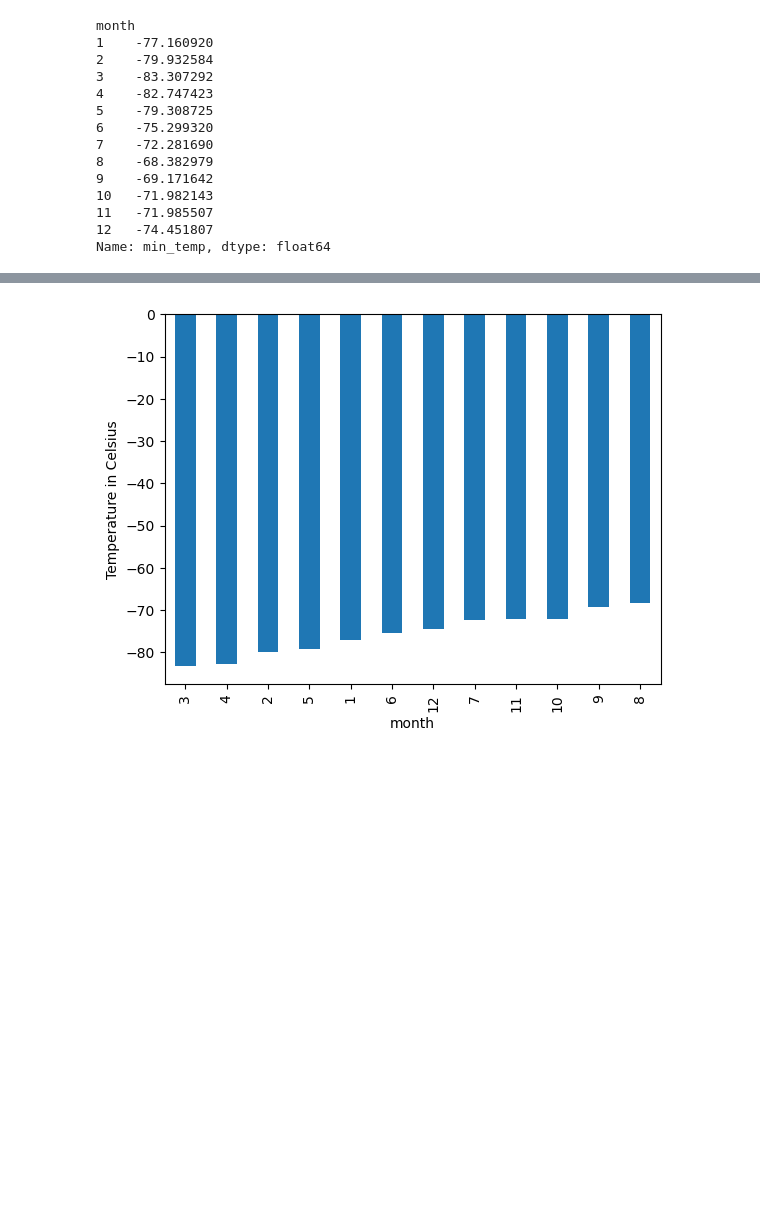
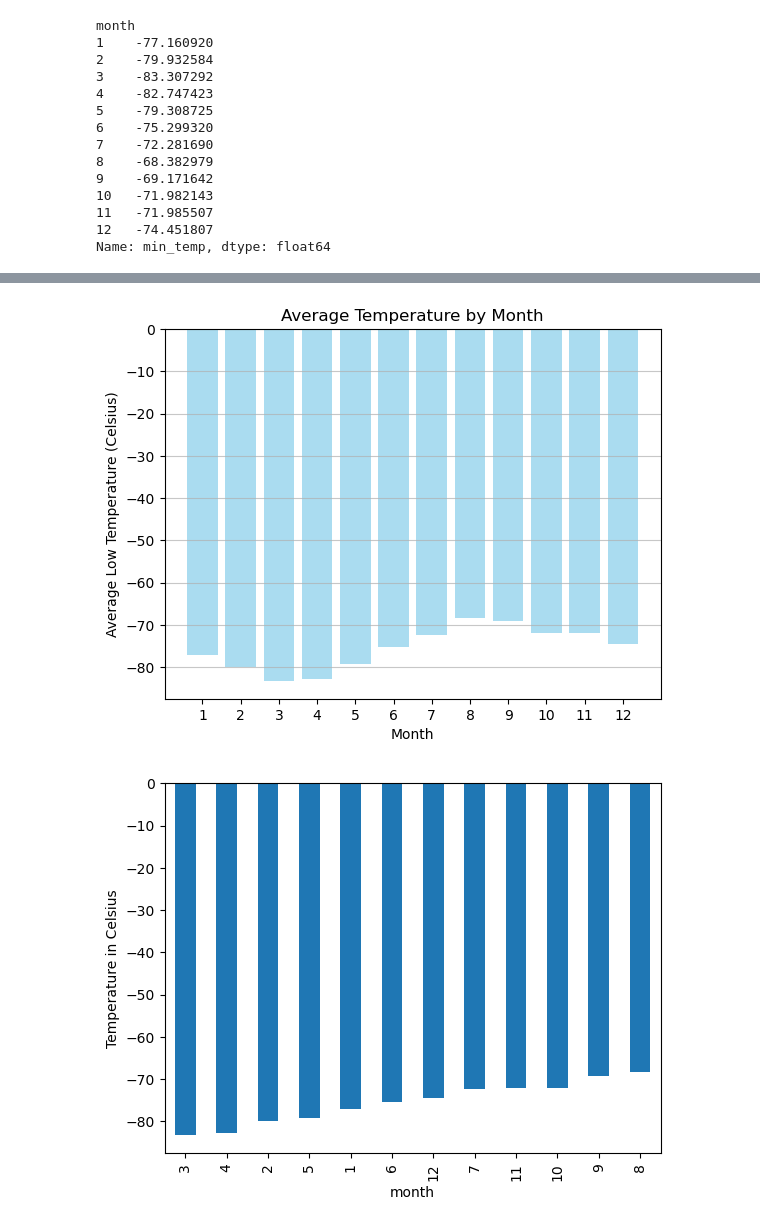
Before and after one commit to Esi-Akotia/webscraping-challenge, a Jupyter notebook: part_2_mars_weather.ipynb, the cells around one changed output, grey strips where cells are left out. Drawn from its saved outputs; the diff is of its cells as text; code cells hidden in the pictures; blank space fills up the shorter version.

```diff
--- a/part_2_mars_weather.ipynb
+++ b/part_2_mars_weather.ipynb
@@ -155,6 +186,8 @@ Name: month, dtype: int64
 1867
 # %%
 # 3. What is the average low temperature by month?
+average_low_by_month = mars_df.groupby('month')['min_temp'].mean()
+average_low_by_month
 # %% [output]
 month
 1    -77.160920
@@ -177,3 +206,15 @@ Name: min_temp, dtype: float64
+# %%
+# Plot the average temperature by month
+
+plt.bar(average_low_by_month.index, average_low_by_month, capsize=5, color='skyblue', alpha=0.7)
+plt.title('Average Temperature by Month')
+plt.xlabel('Month')
+plt.ylabel('Average Low Temperature (Celsius)')
+plt.xticks(average_low_by_month.index)
+plt.grid(axis='y', alpha=0.7)
+plt.show()
+# %% [output]
+[figure, added]
 # %%
 # Identify the coldest and hottest months in Curiosity's location
 # %% [output]
```
Also changed, not shown: parts of 12 cells of this notebook.
